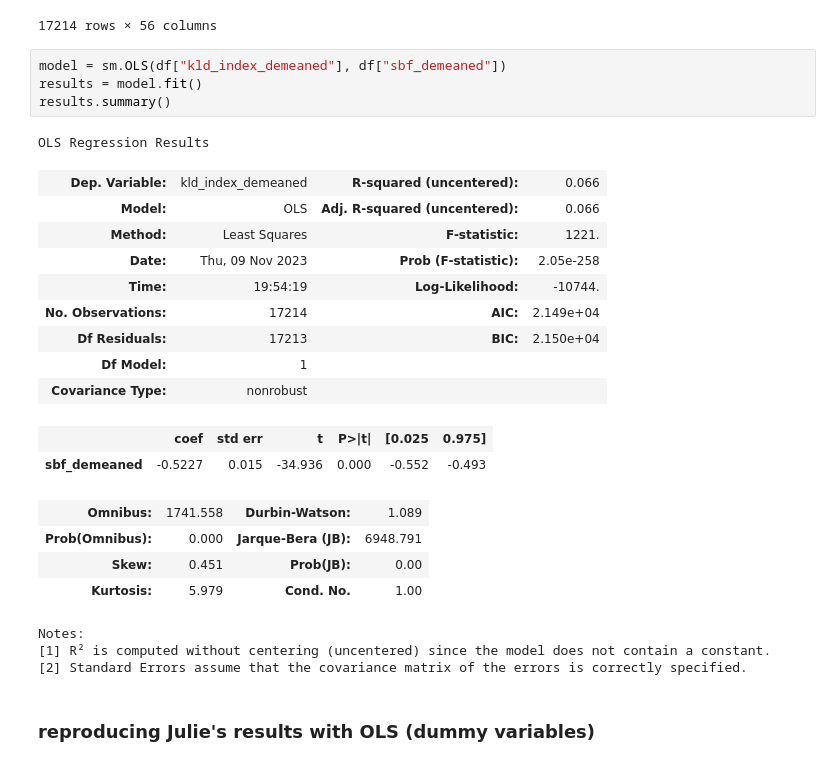
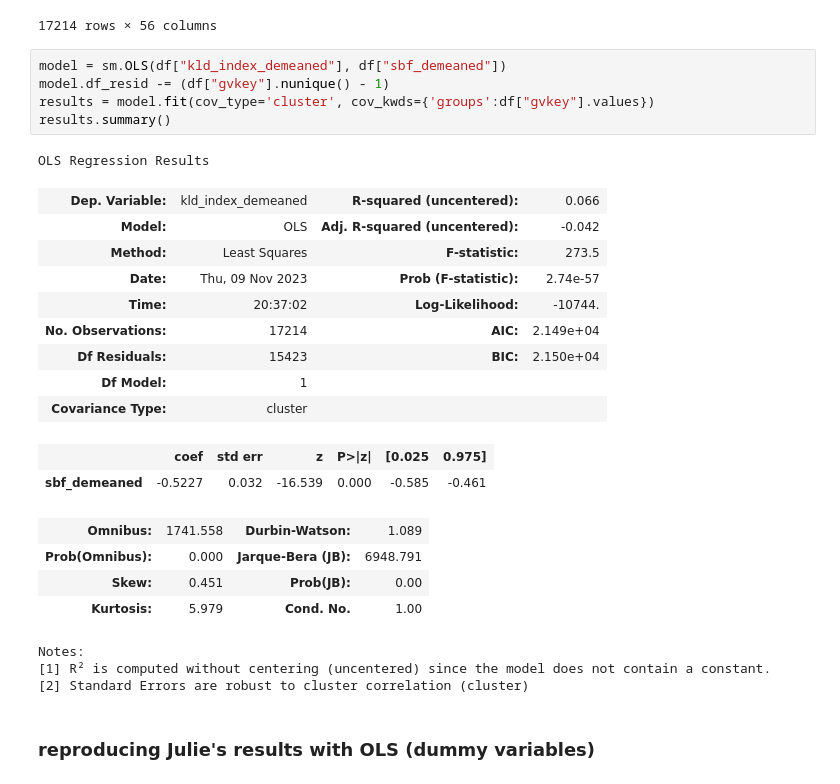
Before and after one commit to oliverangelil/ipynb, a Jupyter notebook: julie_eda.ipynb, the cells around one changed output. Drawn from its saved outputs; the diff is of its cells as text.

```diff
--- a/julie_eda.ipynb
+++ b/julie_eda.ipynb
@@ -303,28 +303,29 @@ df
 17214 rows × 56 columns
 # %%
 model = sm.OLS(df["kld_index_demeaned"], df["sbf_demeaned"])
-results = model.fit()
+model.df_resid -= (df["gvkey"].nunique() - 1)
+results = model.fit(cov_type='cluster', cov_kwds={'groups':df["gvkey"].values})
 results.summary()
 # %% [output]
 OLS Regression Results
 | Dep. Variable: | kld_index_demeaned | R-squared (uncentered): | 0.066 |
-| Model: | OLS | Adj. R-squared (uncentered): | 0.066 |
-| Method: | Least Squares | F-statistic: | 1221. |
-| Date: | Thu, 09 Nov 2023 | Prob (F-statistic): | 2.05e-258 |
-| Time: | 19:54:19 | Log-Likelihood: | -10744. |
+| Model: | OLS | Adj. R-squared (uncentered): | -0.042 |
+| Method: | Least Squares | F-statistic: | 273.5 |
+| Date: | Thu, 09 Nov 2023 | Prob (F-statistic): | 2.74e-57 |
+| Time: | 20:37:02 | Log-Likelihood: | -10744. |
 | No. Observations: | 17214 | AIC: | 2.149e+04 |
-| Df Residuals: | 17213 | BIC: | 2.150e+04 |
+| Df Residuals: | 15423 | BIC: | 2.150e+04 |
 | Df Model: | 1 |  |  |
-| Covariance Type: | nonrobust |  |  |
+| Covariance Type: | cluster |  |  |
-|  | coef | std err | t | P>|t| | [0.025 | 0.975] |
-| sbf_demeaned | -0.5227 | 0.015 | -34.936 | 0.000 | -0.552 | -0.493 |
+|  | coef | std err | z | P>|z| | [0.025 | 0.975] |
+| sbf_demeaned | -0.5227 | 0.032 | -16.539 | 0.000 | -0.585 | -0.461 |
 | Omnibus: | 1741.558 | Durbin-Watson: | 1.089 |
 | Prob(Omnibus): | 0.000 | Jarque-Bera (JB): | 6948.791 |
 | Skew: | 0.451 | Prob(JB): | 0.00 |
 | Kurtosis: | 5.979 | Cond. No. | 1.00 |
 Notes:
 [1] R² is computed without centering (uncentered) since the model does not contain a constant.
-[2] Standard Errors assume that the covariance matrix of the errors is correctly specified.
+[2] Standard Errors are robust to cluster correlation (cluster)
 # %% [markdown]
 ### reproducing Julie's results with OLS (dummy variables)
 # %%
```
Also changed, not shown: parts of 1 cell of this notebook.
